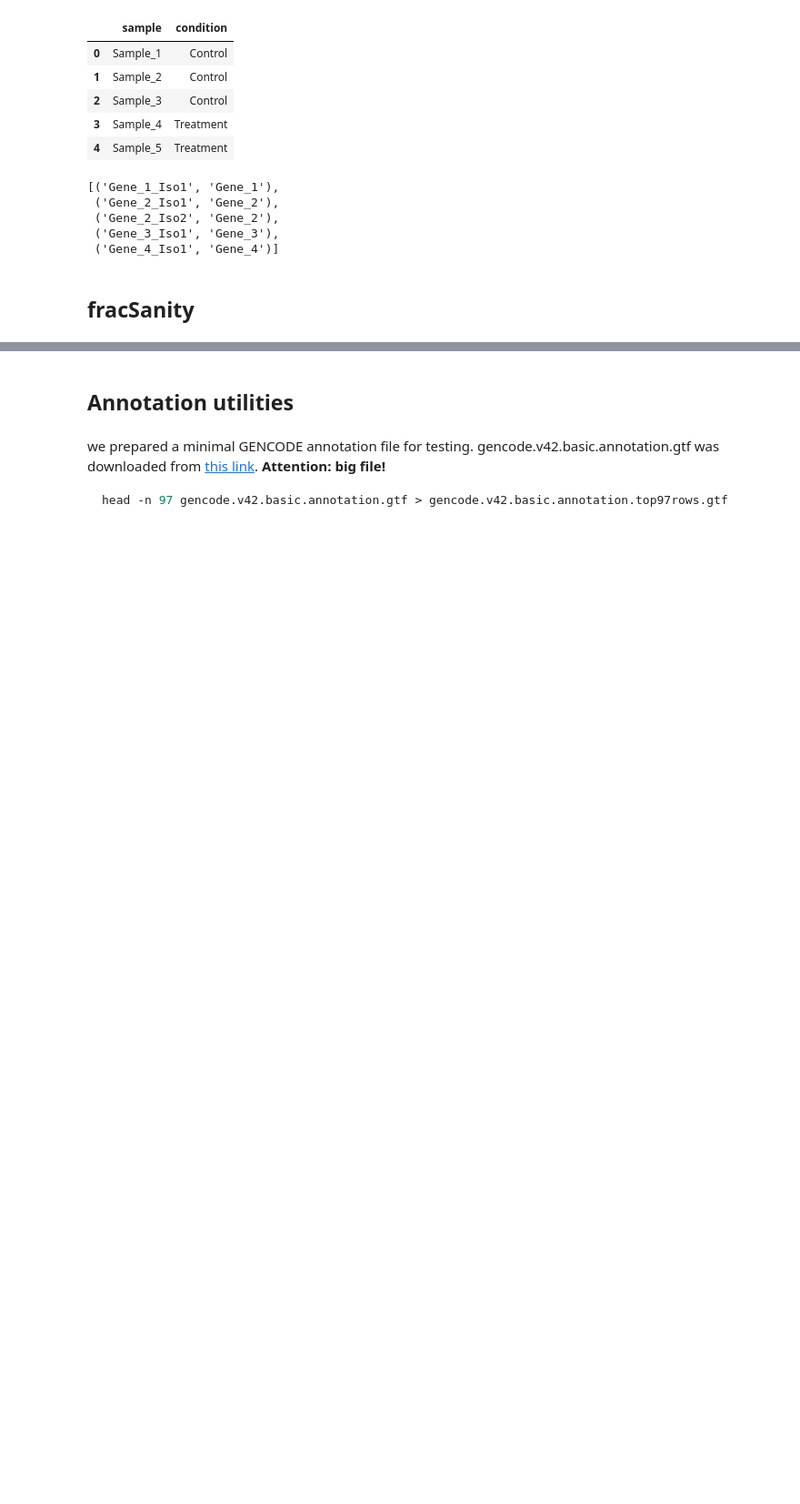
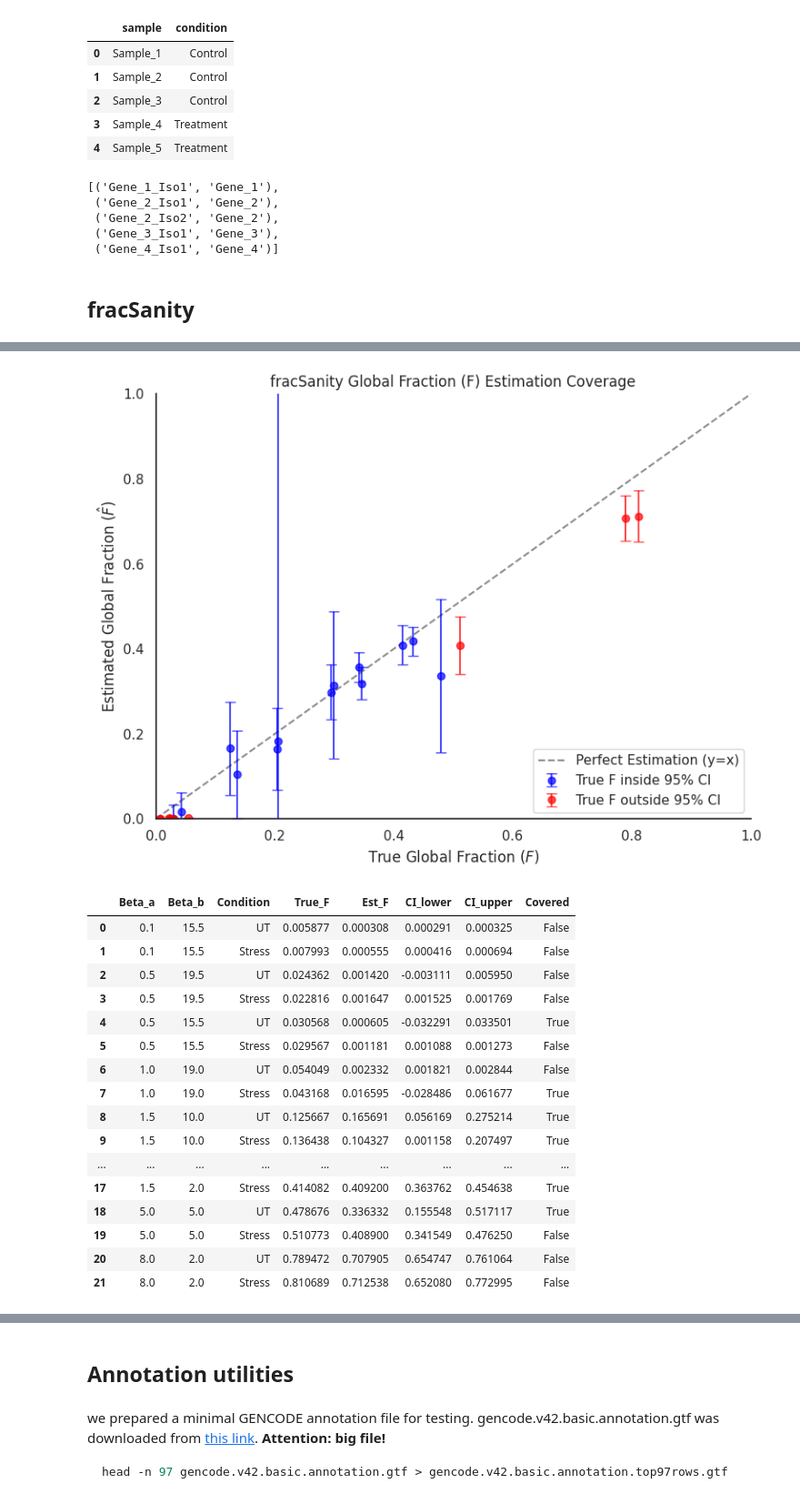
Before and after one commit to zavolanlab/zavolab_pyutils, a Jupyter notebook: test_module.ipynb, the cells around one changed output, grey strips where cells are left out. Shown at 91% size. Saved outputs shown, nothing was run; the diff lists cells and outputs as text; code cells hidden in the pictures; blank space fills up the shorter version.

```diff
--- a/test_module.ipynb
+++ b/test_module.ipynb
@@ -1074,0 +1347,63 @@ print("\nVisualization saved to: tests/plots/frac_sanity_recruitment_test.png")
+# %%
+# Calculate 95% Credible Intervals (CI = Est +/- 1.96 * Standard Error)
+eval_df['SE_F'] = np.sqrt(eval_df['Var_F'])
+eval_df['CI_lower'] = eval_df['Est_F'] - 1.96 * eval_df['SE_F']
+eval_df['CI_upper'] = eval_df['Est_F'] + 1.96 * eval_df['SE_F']
+
+# Evaluate coverage
+eval_df['Covered'] = (eval_df['True_F'] >= eval_df['CI_lower']) & (eval_df['True_F'] <= eval_df['CI_upper'])
+
+fig, ax = plt.subplots(figsize=(8, 6))
+
+# Plot the ideal 1:1 relationship
+ax.plot([0, 1], [0, 1], 'k--', label='Perfect Estimation (y=x)', alpha=0.5)
+
+# Separate covered vs non-covered points for distinct styling
+covered = eval_df[eval_df['Covered']]
+uncovered = eval_df[~eval_df['Covered']]
+
+ax.errorbar(
+    covered['True_F'], covered['Est_F'],
+    yerr=1.96 * covered['SE_F'],
+    fmt='o', color='blue', label='True F inside 95% CI', capsize=4, alpha=0.7
+)
+
+if not uncovered.empty:
+    ax.errorbar(
+        uncovered['True_F'], uncovered['Est_F'],
+        yerr=1.96 * uncovered['SE_F'],
+        fmt='o', color='red', label='True F outside 95% CI', capsize=4, alpha=0.7
+    )
+
+ax.set_xlabel('True Global Fraction ($F$)')
+ax.set_ylabel('Estimated Global Fraction ($\hat{F}$)')
+ax.set_title('fracSanity Global Fraction (F) Estimation Coverage')
+ax.set_xlim(0, 1)
+ax.set_ylim(0, 1)
+ax.legend()
+sns.despine()
+
+plt.tight_layout()
+plt.show()
+
+# Display tabular output
+display(eval_df[['Beta_a', 'Beta_b', 'Condition', 'True_F', 'Est_F', 'CI_lower', 'CI_upper', 'Covered']])
+# %% [output]
+[figure, added]
+|  | Beta_a | Beta_b | Condition | True_F | Est_F | CI_lower | CI_upper | Covered |
+| 0 | 0.1 | 15.5 | UT | 0.005877 | 0.000308 | 0.000291 | 0.000325 | False |
+| 1 | 0.1 | 15.5 | Stress | 0.007993 | 0.000555 | 0.000416 | 0.000694 | False |
+| 2 | 0.5 | 19.5 | UT | 0.024362 | 0.001420 | -0.003111 | 0.005950 | False |
+| 3 | 0.5 | 19.5 | Stress | 0.022816 | 0.001647 | 0.001525 | 0.001769 | False |
+| 4 | 0.5 | 15.5 | UT | 0.030568 | 0.000605 | -0.032291 | 0.033501 | True |
+| 5 | 0.5 | 15.5 | Stress | 0.029567 | 0.001181 | 0.001088 | 0.001273 | False |
+| 6 | 1.0 | 19.0 | UT | 0.054049 | 0.002332 | 0.001821 | 0.002844 | False |
+| 7 | 1.0 | 19.0 | Stress | 0.043168 | 0.016595 | -0.028486 | 0.061677 | True |
+| 8 | 1.5 | 10.0 | UT | 0.125667 | 0.165691 | 0.056169 | 0.275214 | True |
+| 9 | 1.5 | 10.0 | Stress | 0.136438 | 0.104327 | 0.001158 | 0.207497 | True |
+| ... | ... | ... | ... | ... | ... | ... | ... | ... |
+| 17 | 1.5 | 2.0 | Stress | 0.414082 | 0.409200 | 0.363762 | 0.454638 | True |
+| 18 | 5.0 | 5.0 | UT | 0.478676 | 0.336332 | 0.155548 | 0.517117 | True |
+| 19 | 5.0 | 5.0 | Stress | 0.510773 | 0.408900 | 0.341549 | 0.476250 | False |
+| 20 | 8.0 | 2.0 | UT | 0.789472 | 0.707905 | 0.654747 | 0.761064 | False |
+| 21 | 8.0 | 2.0 | Stress | 0.810689 | 0.712538 | 0.652080 | 0.772995 | False |
```
Also changed, not shown: parts of 24 cells of this notebook, 8 other files.
